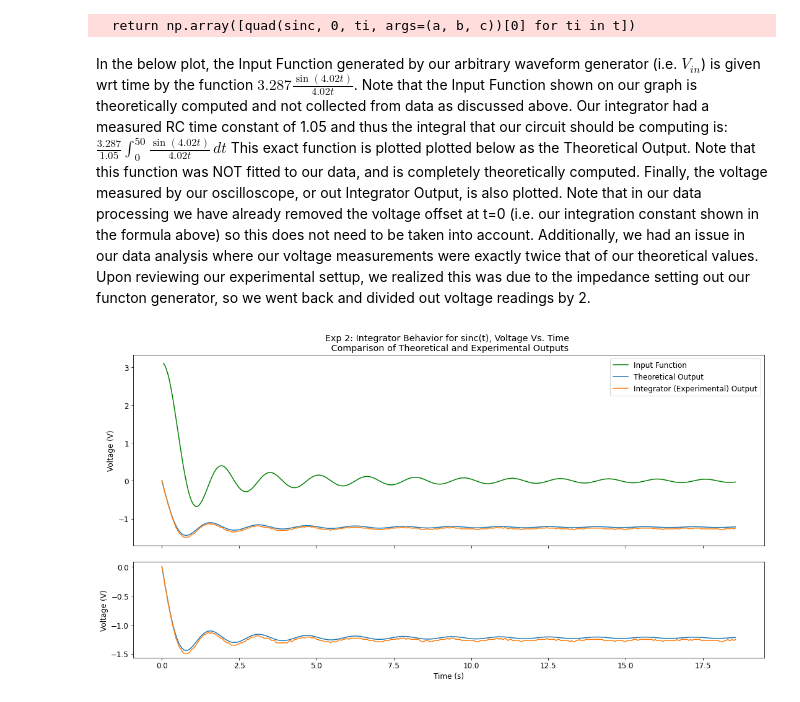
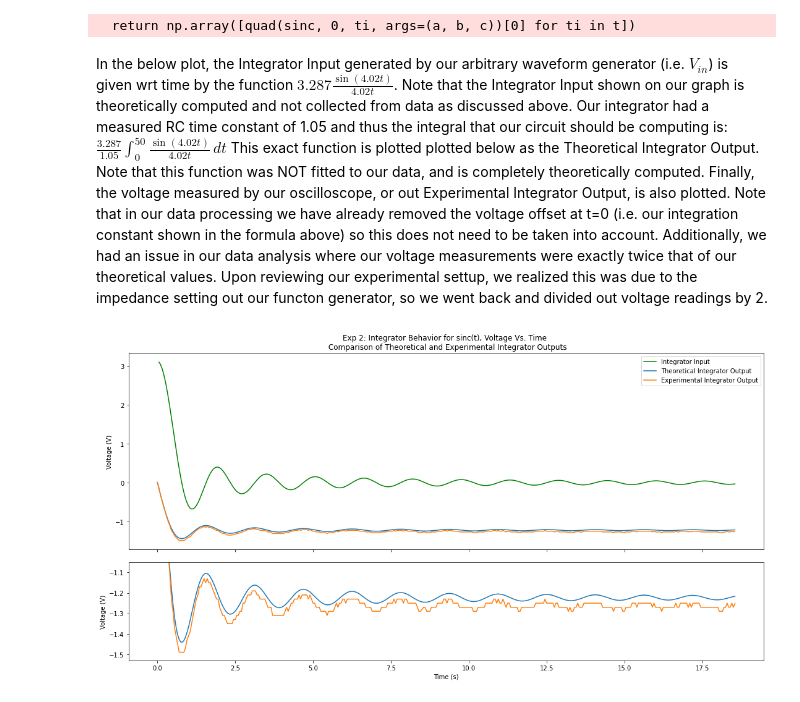
Before and after one commit to matthew-ding/physics5bl, a Jupyter notebook: Capstone/Plots.ipynb, the cells around one changed output. Drawn from its saved outputs; the diff is of its cells as text; code cells hidden in the pictures.

Commit message:
More progress, not quite done. Actually have to do math now

```diff
--- a/Capstone/Plots.ipynb
+++ b/Capstone/Plots.ipynb
@@ -53,22 +55,23 @@ v_pred_fit[0] = 0
 # %% [output]
   return np.array([quad(sinc, 0, ti, args=(a, b, c))[0] for ti in t])
 # %% [markdown]
-In the below plot, the Input Function generated by our arbitrary waveform generator (i.e. $V_{in}$) is given wrt time by the function $3.287\frac{\sin(4.02t)}{4.02t}$. Note that the Input Function shown on our graph is theoretically computed and not collected from data as discussed above. Our integrator had a measured RC time constant of 1.05 and thus the integral that our circuit should be computing is: $ \frac{3.287}{1.05} \int_{0}^{50} \frac{\sin(4.02t)}{4.02t} \,dt $ This exact function is plotted plotted below as the Theoretical Output. Note that this function was NOT fitted to our data, and is completely theoretically computed. Finally, the voltage measured by our oscilloscope, or out Integrator Output, is also plotted. Note that in our data processing we have already removed the voltage offset at t=0 (i.e. our integration constant shown in the formula above) so this does not need to be taken into account. Additionally, we had an issue in our data analysis where our voltage measurements were exactly twice that of our theoretical values. Upon reviewing our experimental settup, we realized this was due to the impedance setting out our functon generator, so we went back and divided out voltage readings by 2.
+In the below plot, the Integrator Input generated by our arbitrary waveform generator (i.e. $V_{in}$) is given wrt time by the function $3.287\frac{\sin(4.02t)}{4.02t}$. Note that the Integrator Input shown on our graph is theoretically computed and not collected from data as discussed above. Our integrator had a measured RC time constant of 1.05 and thus the integral that our circuit should be computing is: $ \frac{3.287}{1.05} \int_{0}^{50} \frac{\sin(4.02t)}{4.02t} \,dt $ This exact function is plotted plotted below as the Theoretical Integrator Output. Note that this function was NOT fitted to our data, and is completely theoretically computed. Finally, the voltage measured by our oscilloscope, or out Experimental Integrator Output, is also plotted. Note that in our data processing we have already removed the voltage offset at t=0 (i.e. our integration constant shown in the formula above) so this does not need to be taken into account. Additionally, we had an issue in our data analysis where our voltage measurements were exactly twice that of our theoretical values. Upon reviewing our experimental settup, we realized this was due to the impedance setting out our functon generator, so we went back and divided out voltage readings by 2.
 # %%
 f, (ax0, ax1) = plt.subplots(2, 1, gridspec_kw={'height_ratios': [2, 1]}, figsize=(15, 7.5), sharex=True)
 f.tight_layout()
 
-ax0.plot(time, sinc(time, 3.13, 4.02, 0), 'green', label=r'Input Function')
-ax0.plot(time, v_pred_int, label='Theoretical Output')
-ax0.plot(time, v, label='Integrator (Experimental) Output')
+ax0.plot(time, sinc(time, 3.13, 4.02, 0), 'green', label=r'Integrator Input')
+ax0.plot(time, v_pred_int, label='Theoretical Integrator Output')
+ax0.plot(time, v, label='Experimental Integrator Output')
 ax1.plot(time, v_pred_int)
 ax1.plot(time, v)
 ax0.legend()
-ax0.set_title('Exp 2: Integrator Behavior for sinc(t), Voltage Vs. Time \n Comparison of Theoretical and Experimental Outputs')
+ax0.set_title('Exp 2: Integrator Behavior for sinc(t), Voltage Vs. Time \n Comparison of Theoretical and Experimental Integrator Outputs')
 ax0.set_ylabel('Voltage (V)')
 ax1.set_ylabel('Voltage (V)')
 ax1.set_xlabel('Time (s)')
+ax1.set_ylim(-1.53, -1.05)
 
 plt.show()
 # %% [output]
-[figure, old version]
+[figure, new version]
```
Also changed, not shown: parts of 13 cells of this notebook.
